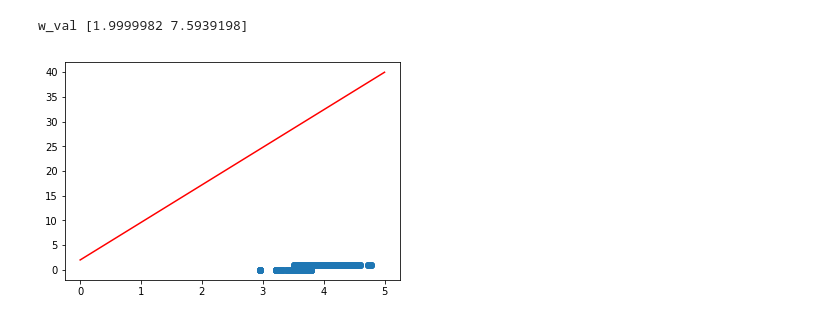
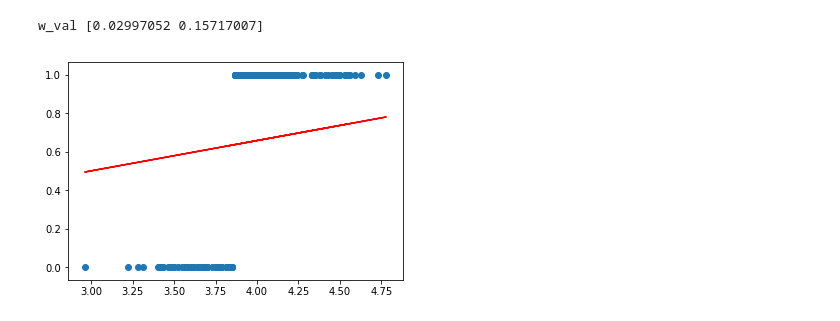
Before and after one commit to ektaarora3501/tensorflow, a Jupyter notebook: classify.ipynb, the cells around one changed output. Saved outputs shown, nothing was run; the diff lists cells and outputs as text; code cells hidden in the pictures.

```diff
--- a/classify.ipynb
+++ b/classify.ipynb
@@ -46,35 +90,36 @@ plt.show()
 # %%
-learning_rate=0.01
+learning_rate=0.001
 training_epoch=200
-X=tf.placeholder(tf.float32)
-Y=tf.placeholder(tf.float32)
+X=tf.placeholder(tf.float32,shape=(None,))
+Y=tf.placeholder(tf.float32,shape=(None,))
 
 def model(X,w):
   return tf.add(tf.multiply(w[1],tf.pow(X,1)),tf.multiply(w[0],tf.pow(X,0)))
 
 w=tf.Variable([0.,0.],name="weight")
+
 y_model=model(X,w)
 
-cost=tf.reduce_mean(Y-y_model)
+cost=tf.reduce_mean(tf.square(Y-y_model))
+
 train_op=tf.train.GradientDescentOptimizer(learning_rate).minimize(cost)
-
 sess=tf.Session()
 init=tf.global_variables_initializer()
 sess.run(init)
 
 for epoch in range(training_epoch):
   sess.run(train_op,feed_dict={X:xs,Y:label})
 
 w_val=sess.run(w)
 print("w_val",w_val)
 sess.close()
 
 plt.scatter(xs,label)
 
-all_xs=np.linspace(0,5,5)
+all_xs=np.linspace(0,2,2)
 
-plt.plot(all_xs,all_xs*w_val[1]+w_val[0],'r')
+plt.plot(xs,xs*w_val[1]+w_val[0],'r')
 plt.show()
 # %% [output]
-w_val [1.9999982 7.5939198]
+w_val [0.02997052 0.15717007]
-[figure, old version]
+[figure, new version]
```
Also changed, not shown: parts of 4 cells of this notebook.
